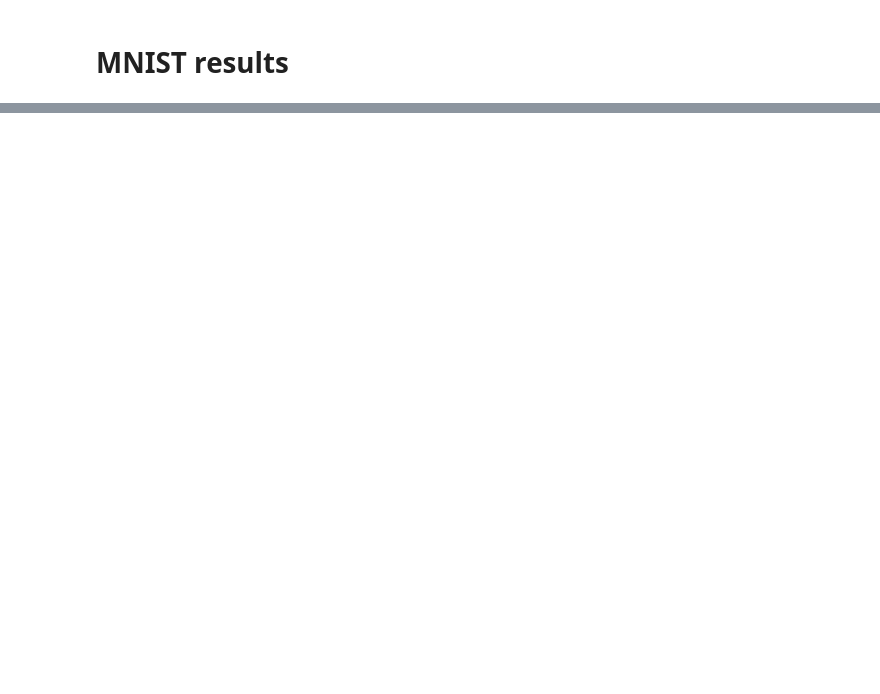
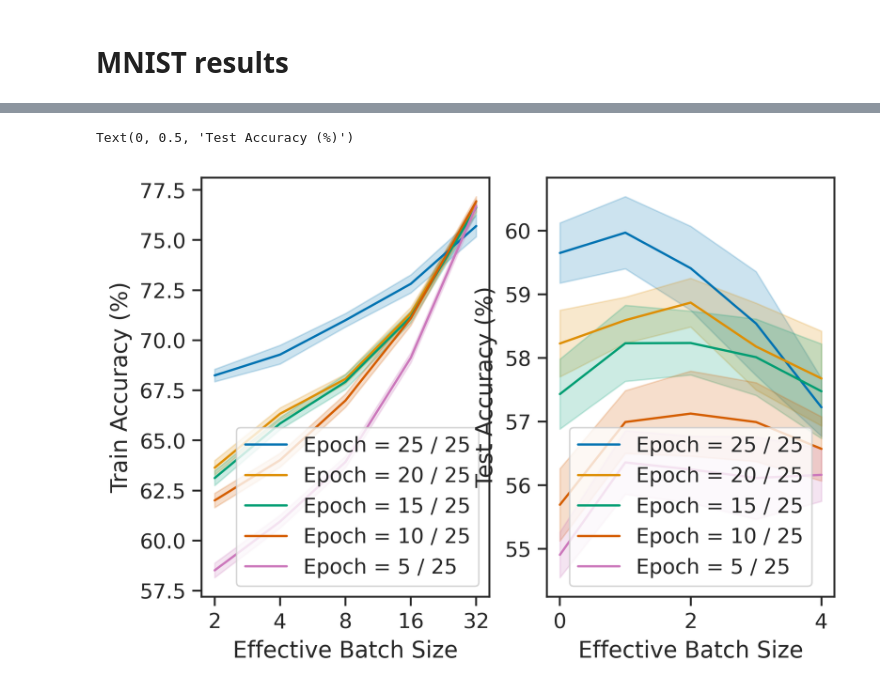
Before and after one commit to darsnack/biological-hsic, a Jupyter notebook: plotting.ipynb, the cells around one changed output, grey strips where cells are left out. Cells and saved outputs as stored; diff of their text form; code cells hidden in the pictures; blank space fills up the shorter version.

```diff
--- a/plotting.ipynb
+++ b/plotting.ipynb
@@ -232,0 +223,58 @@ Text(0.5, 1.0, 'MNIST Performance')
+# %%
+# mnist_batchsizes = [2, 4, 8, 16, 32, 64, 128, 256]
+# ckpt_paths = [glob(f"outputs/mnist-sweep/train-biohsic{bs}/*/*/checkpoints/")[0]
+#               for bs in mnist_batchsizes]
+# mgrs = [CheckpointManager(os.sep.join([os.getcwd(), p]), PyTreeCheckpointer())
+#         for p in ckpt_paths]
+# mnist_ckpts = [mgr.restore(mgr.latest_step()) for mgr in mgrs]
+
+cifar10_batchsizes = [2, 4, 8, 16, 32]
+ckpt_paths = [glob(f"outputs/cifar10-sweep/train-biohsic-sweep{bs}/*/*/checkpoints/")[0]
+              for bs in cifar10_batchsizes]
+mgrs = [CheckpointManager(os.sep.join([os.getcwd(), p]), PyTreeCheckpointer())
+        for p in ckpt_paths]
+cifar10_ckpts = [mgr.restore(mgr.latest_step()) for mgr in mgrs]
+# %%
+train_accs = jnp.stack([jnp.stack(ckpt["metrics_history"]["train"]["accuracy"]) * 100
+                        for ckpt in cifar10_ckpts], axis=0)
+test_accs = jnp.stack([jnp.stack(ckpt["metrics_history"]["test"]["accuracy"]) * 100
+                        for ckpt in cifar10_ckpts], axis=0)
+# %%
+fig, axs = plt.subplots(ncols=2, dpi=400, figsize=(6, 4),
+                        subplot_kw={"sharey": True})
+
+# grid = jnp.transpose(jnp.mean(accs, axis=-1))[::-1, :]
+# sns.heatmap(grid[1:, :], cmap="viridis", ax=axs)
+# axs.set_xticks(jnp.arange(len(batchsizes)) + 0.5, batchsizes)
+xs = jnp.repeat(jnp.arange(len(cifar10_batchsizes)), train_accs.shape[-1])
+sns.lineplot(x=xs, y=jnp.reshape(train_accs[:, -1, :], -1),
+            label="Epoch = 25 / 25", errorbar="sd", ax=axs[0])
+sns.lineplot(x=xs, y=jnp.reshape(train_accs[:, 20, :], -1),
+            label="Epoch = 20 / 25", errorbar="sd", ax=axs[0])
+sns.lineplot(x=xs, y=jnp.reshape(train_accs[:, 15, :], -1),
+            label="Epoch = 15 / 25", errorbar="sd", ax=axs[0])
+sns.lineplot(x=xs, y=jnp.reshape(train_accs[:, 10, :], -1),
+            label="Epoch = 10 / 25", errorbar="sd", ax=axs[0])
+sns.lineplot(x=xs, y=jnp.reshape(train_accs[:, 5, :], -1),
+            label="Epoch = 5 / 25", errorbar="sd", ax=axs[0])
+axs[0].set_xticks(jnp.arange(len(cifar10_batchsizes)), cifar10_batchsizes)
+axs[0].set_xlabel("Effective Batch Size")
+axs[0].set_ylabel("Train Accuracy (%)")
+sns.lineplot(x=xs, y=jnp.reshape(test_accs[:, -1, :], -1),
+            label="Epoch = 25 / 25", errorbar="sd", ax=axs[1])
+sns.lineplot(x=xs, y=jnp.reshape(test_accs[:, 20, :], -1),
+            label="Epoch = 20 / 25", errorbar="sd", ax=axs[1])
+sns.lineplot(x=xs, y=jnp.reshape(test_accs[:, 15, :], -1),
+            label="Epoch = 15 / 25", errorbar="sd", ax=axs[1])
+sns.lineplot(x=xs, y=jnp.reshape(test_accs[:, 10, :], -1),
+            label="Epoch = 10 / 25", errorbar="sd", ax=axs[1])
+sns.lineplot(x=xs, y=jnp.reshape(test_accs[:, 5, :], -1),
+            label="Epoch = 5 / 25", errorbar="sd", ax=axs[1])
+axs[0].set_xticks(jnp.arange(len(cifar10_batchsizes)), cifar10_batchsizes)
+axs[1].set_xlabel("Effective Batch Size")
+axs[1].set_ylabel("Test Accuracy (%)")
+# axs.set_title("MNIST Performance for Varying Effective Batch Sizes")
+# fig.savefig("mnist_memory_sweep.pdf", bbox_inches="tight")
+# %% [output]
+Text(0, 0.5, 'Test Accuracy (%)')
+[figure, added]
```
Also changed, not shown: parts of 9 cells of this notebook, 8 other files.
